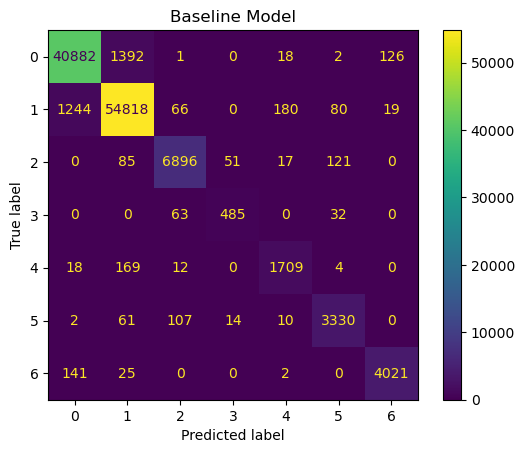
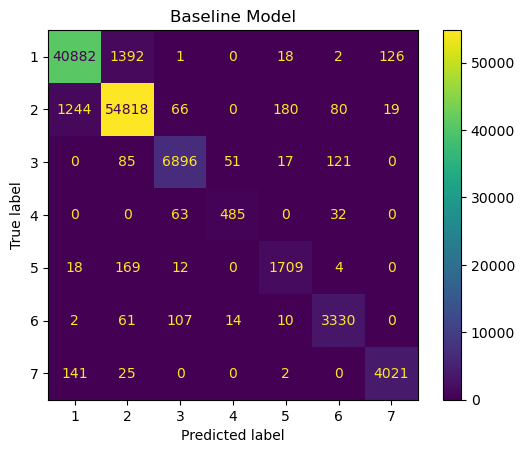
The change to this notebook cell's code, shown as a diff; its figure went from the first image to the second:
--- before
+++ after
@@ -3,7 +3,12 @@
 cm = confusion_matrix(y_test, baseline_pred)
 
-ConfusionMatrixDisplay(cm).plot()
+# Add +1 to labels
+labels = np.arange(cm.shape[0]) + 1
+
+disp = ConfusionMatrixDisplay(confusion_matrix=cm,
+                              display_labels=labels)
+
+disp.plot()
+
 plt.title("Baseline Model")
 plt.show()
-
-# the cm has a -1 in the index. In order to know the real number we should do a +1 in the labels.

Commit: Final readme